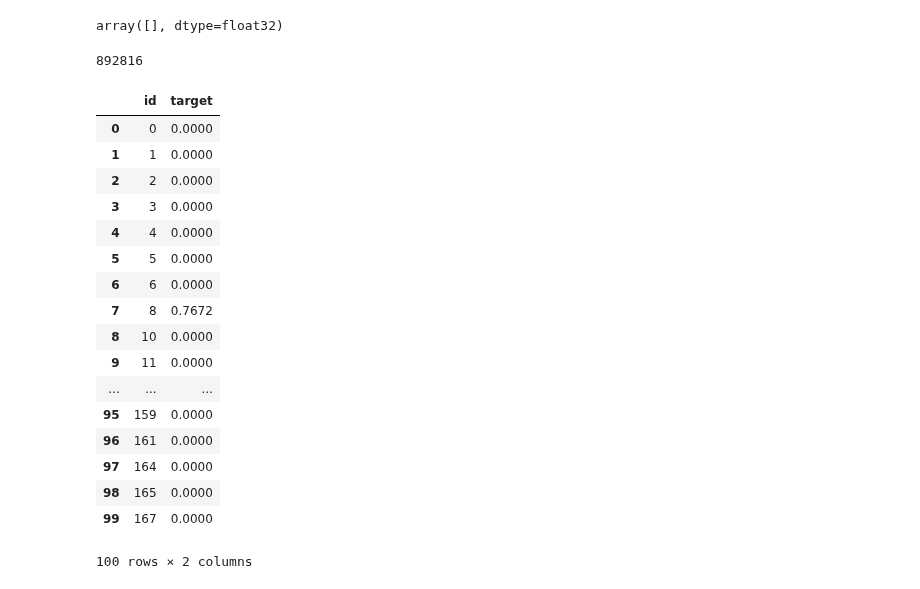
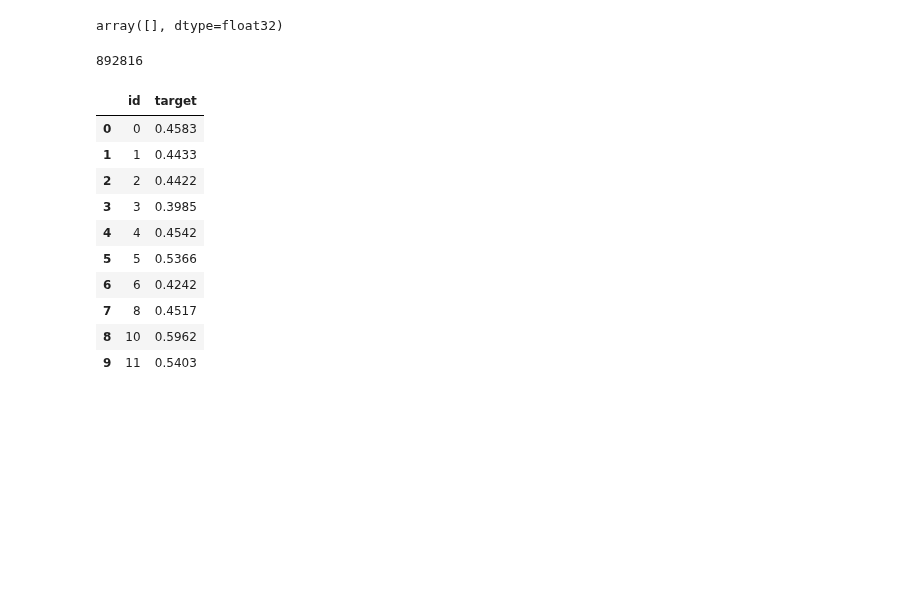
Before and after one commit to latuannetnam/kaggle, a Jupyter notebook: Safe Driver Prediction/nb-safe-driver-v2-keras.ipynb, the cells around one changed output. Saved outputs shown, nothing was run; the diff lists cells and outputs as text; code cells hidden in the pictures; blank space fills up the shorter version.

```diff
--- a/Safe Driver Prediction/nb-safe-driver-v2-keras.ipynb
+++ b/Safe Driver Prediction/nb-safe-driver-v2-keras.ipynb
@@ -153,8 +157,8 @@ See the caveats in the documentation: http://pandas.pydata.org/pandas-docs/stabl
 # Train model
 # %%
 real_vars = ['ps_ind_01', 'ps_ind_03', 'ps_ind_14', 'ps_ind_15', 'ps_reg_01', 'ps_reg_02', 'ps_reg_03', 'ps_car_11', 'ps_car_12', 'ps_car_13', 'ps_car_14', 'ps_car_15', 'ps_calc_01', 'ps_calc_02', 'ps_calc_03', 'ps_calc_04', 'ps_calc_05', 'ps_calc_06', 'ps_calc_07', 'ps_calc_08', 'ps_calc_09', 'ps_calc_10', 'ps_calc_11', 'ps_calc_12', 'ps_calc_13', 'ps_calc_14']
-#data = train_set.drop(['id', label], axis=1)
-data = train_set[real_vars]
+data = train_set.drop(['id', label], axis=1)
+#data = train_set[real_vars]
 print(data.shape)
 data[:5]
 # %% [output]
@@ -336,16 +371,20 @@ _________________________________________________________________
 # %% [markdown]
 ## Training model
 # %%
-model.fit(X_train, Y_train,
+start = time.time()
+history = model.fit(X_train, Y_train,
           validation_data=(X_test, Y_test),
           batch_size=KERAS_BATCH_SIZE,
           epochs=KERAS_N_ROUNDS,
-          callbacks=[callback_early_stopping,
+          callbacks=[
+                     #callback_early_stopping,
                      #callback_tensorboard,
-                     #callback_gini_metric
+                     callback_gini_metric
                     ],
           class_weight = class_weight_dict,
-          verbose=True
-          )
+          verbose=VERBOSE
+         )
+end = time.time() - start
+print("Train time:", end)
 # %% [output]
 Train on 505930 samples, validate on 89282 samples
@@ -358,0 +450,3 @@ Epoch 2/2
+# %%
+if callback_gini_metric.save_best & callback_gini_metric.best_epoch>0:
+    model.load_weights(model_path)
@@ -395,8 +479,8 @@ Score: -0.000273142279992
 # %% [markdown]
 # Predict and save submission
 # %%
-#data = eval_set.drop('id', axis=1)
-data = eval_set[real_vars]
+data = eval_set.drop('id', axis=1)
+#data = eval_set[real_vars]
 X_eval = scaler.transform(data)
 Y_eval = model.predict(X_eval)
 # %%
@@ -409,27 +493,20 @@ Y_eval = np.absolute(Y_eval)
 # %%
 eval_output = pd.DataFrame({'id': eval_data['id'], label: Y_eval[:,1]})
 print(len(eval_output))
-eval_output.head(100)
+eval_output.head(10)
 # %% [output]
 892816
 |  | id | target |
-| 0 | 0 | 0.0000 |
-| 1 | 1 | 0.0000 |
-| 2 | 2 | 0.0000 |
-| 3 | 3 | 0.0000 |
-| 4 | 4 | 0.0000 |
-| 5 | 5 | 0.0000 |
-| 6 | 6 | 0.0000 |
-| 7 | 8 | 0.7672 |
-| 8 | 10 | 0.0000 |
-| 9 | 11 | 0.0000 |
-| ... | ... | ... |
-| 95 | 159 | 0.0000 |
-| 96 | 161 | 0.0000 |
-| 97 | 164 | 0.0000 |
-| 98 | 165 | 0.0000 |
-| 99 | 167 | 0.0000 |
+| 0 | 0 | 0.4583 |
+| 1 | 1 | 0.4433 |
+| 2 | 2 | 0.4422 |
+| 3 | 3 | 0.3985 |
+| 4 | 4 | 0.4542 |
+| 5 | 5 | 0.5366 |
+| 6 | 6 | 0.4242 |
+| 7 | 8 | 0.4517 |
+| 8 | 10 | 0.5962 |
+| 9 | 11 | 0.5403 |
-100 rows × 2 columns
 # %%
 today = str(dtime.date.today())
 print(today)
```
Also changed, not shown: parts of 18 cells of this notebook, 4 other files.
